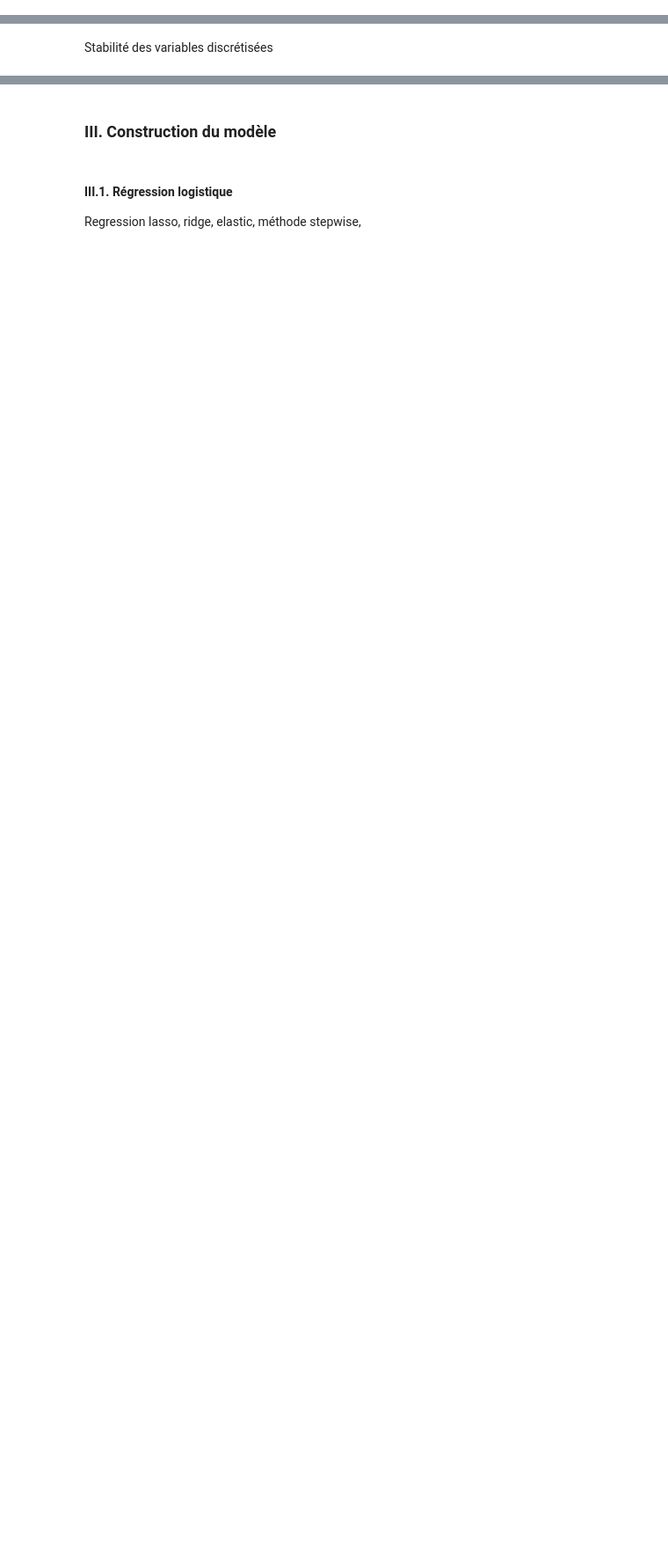
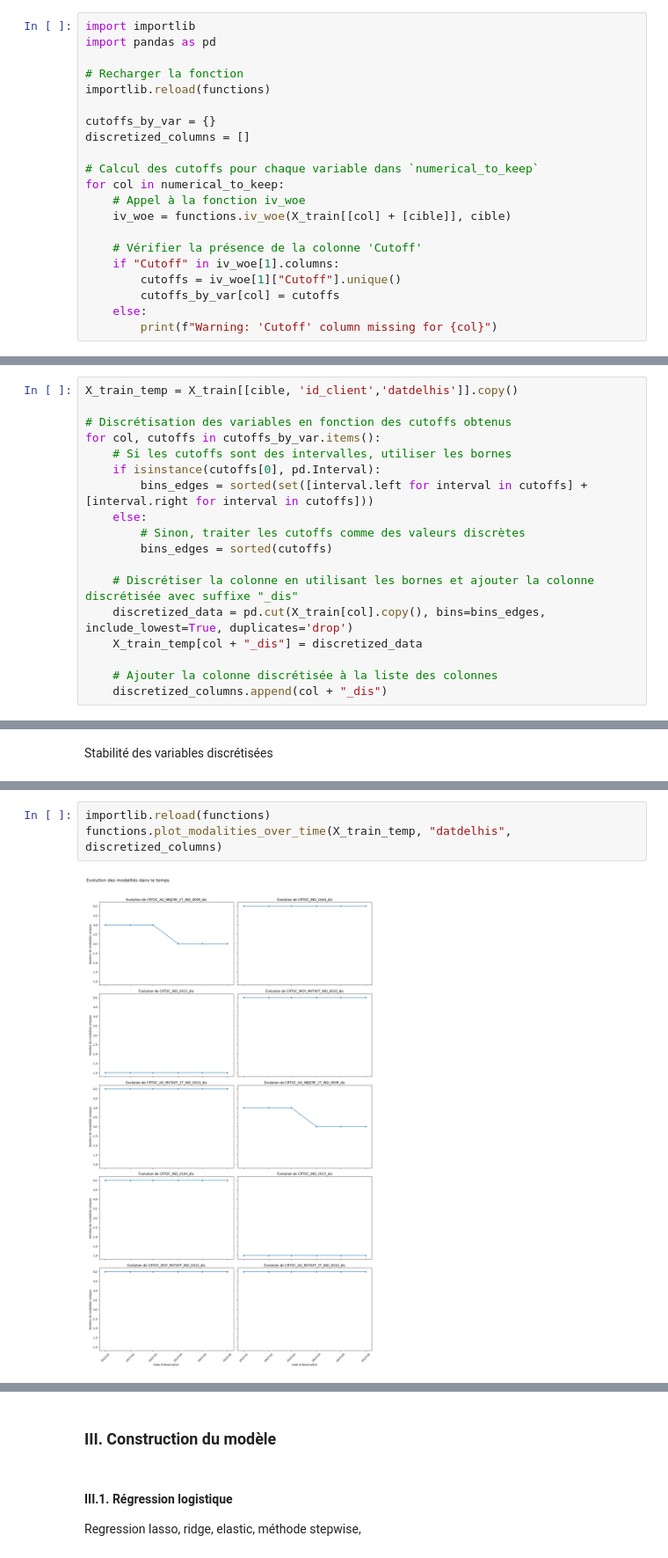
Before and after one commit to cheryl-kdio/Scoring-pj, a Jupyter notebook: desc.ipynb, the cells around one changed output, grey strips where cells are left out. Shown at 88% size. Saved outputs shown, nothing was run; the diff lists cells and outputs as text; blank space fills up the shorter version.

```diff
--- a/desc.ipynb
+++ b/desc.ipynb
@@ -873,0 +750,21 @@ KeyboardInterrupt:
+# %%
+import importlib
+import pandas as pd
+
+# Recharger la fonction
+importlib.reload(functions)
+
+cutoffs_by_var = {}
+discretized_columns = []
+
+# Calcul des cutoffs pour chaque variable dans `numerical_to_keep`
+for col in numerical_to_keep:
+    # Appel à la fonction iv_woe
+    iv_woe = functions.iv_woe(X_train[[col] + [cible]], cible)
+
+    # Vérifier la présence de la colonne 'Cutoff'
+    if "Cutoff" in iv_woe[1].columns:
+        cutoffs = iv_woe[1]["Cutoff"].unique()
+        cutoffs_by_var[col] = cutoffs
+    else:
+        print(f"Warning: 'Cutoff' column missing for {col}")
@@ -873,0 +787,18 @@ KeyboardInterrupt:
+# %%
+X_train_temp = X_train[[cible, 'id_client','datdelhis']].copy()
+
+# Discrétisation des variables en fonction des cutoffs obtenus
+for col, cutoffs in cutoffs_by_var.items():
+    # Si les cutoffs sont des intervalles, utiliser les bornes
+    if isinstance(cutoffs[0], pd.Interval):
+        bins_edges = sorted(set([interval.left for interval in cutoffs] + [interval.right for interval in cutoffs]))
+    else:
+        # Sinon, traiter les cutoffs comme des valeurs discrètes
+        bins_edges = sorted(cutoffs)
+
+    # Discrétiser la colonne en utilisant les bornes et ajouter la colonne discrétisée avec suffixe "_dis"
+    discretized_data = pd.cut(X_train[col].copy(), bins=bins_edges, include_lowest=True, duplicates='drop')
+    X_train_temp[col + "_dis"] = discretized_data
+
+    # Ajouter la colonne discrétisée à la liste des colonnes
+    discretized_columns.append(col + "_dis")
@@ -881,0 +825,5 @@ functions.tx_rsq_par_var(dis_data,new_vars,date,cible)
+# %%
+importlib.reload(functions)
+functions.plot_modalities_over_time(X_train_temp, "datdelhis", discretized_columns)
+# %% [output]
+[figure, added]
```
Also changed, not shown: parts of 30 cells of this notebook, 1 other file.
